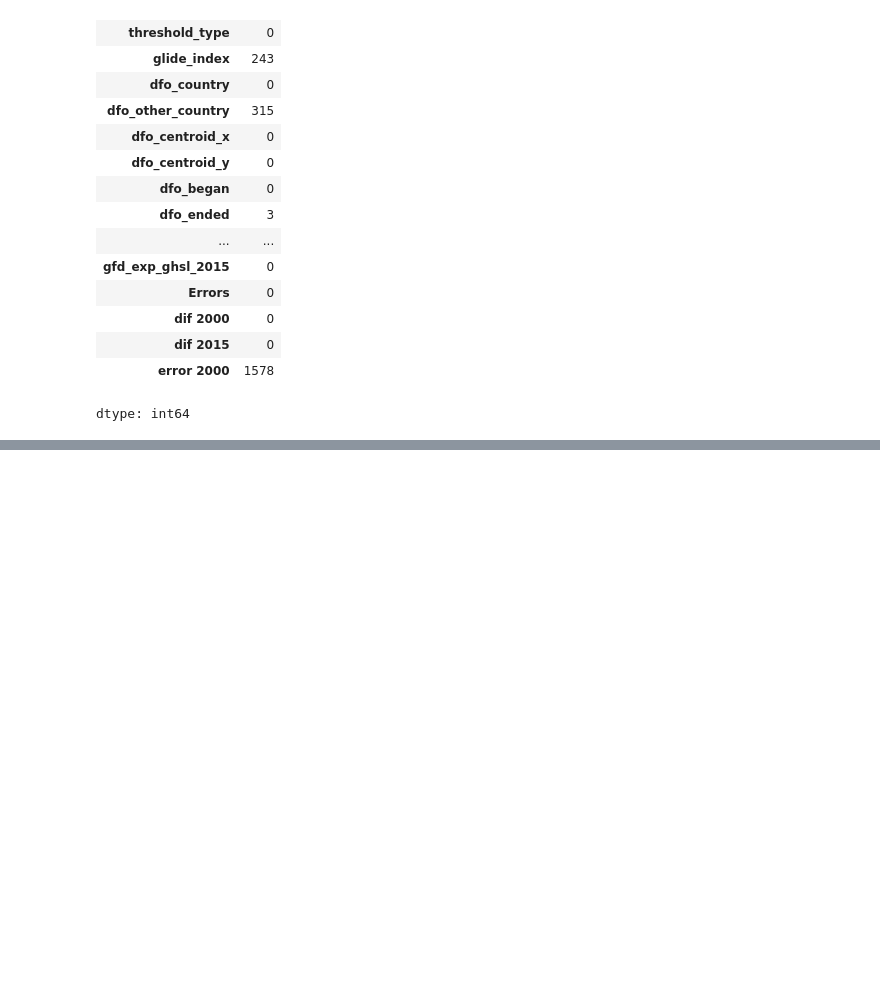
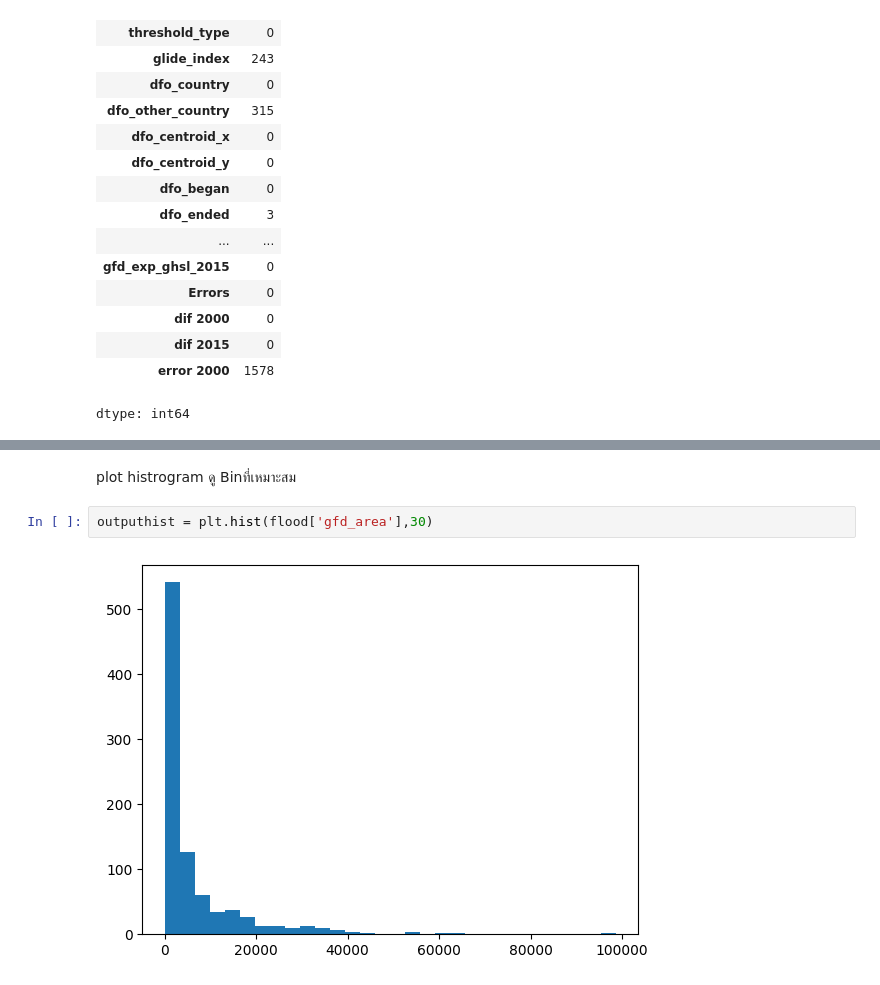
Before and after one commit to 1witsarut/BSC_DPDM2025, a Jupyter notebook: Ch3_Data_preprocessing.ipynb, the cells around one changed output, grey strips where cells are left out. Saved outputs shown, nothing was run; the diff lists cells and outputs as text; blank space fills up the shorter version.

```diff
--- a/Ch3_Data_preprocessing.ipynb
+++ b/Ch3_Data_preprocessing.ipynb
@@ -236,0 +265,6 @@ dtype: int64
+# %% [markdown]
+plot histrogram ดู Binที่เหมาะสม
+# %%
+outputhist = plt.hist(flood['gfd_area'],30)
+# %% [output]
+[figure, added]
```
Also changed, not shown: parts of 23 cells of this notebook.
